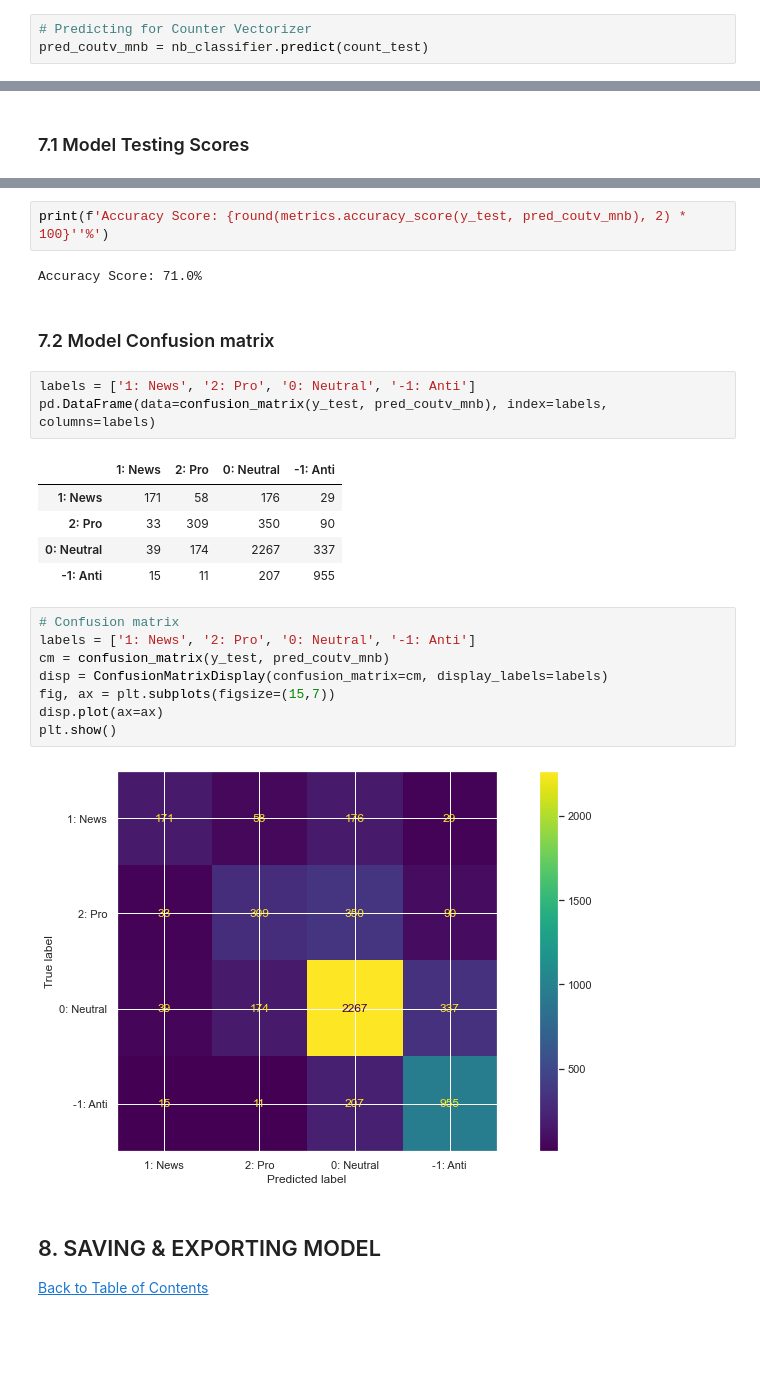
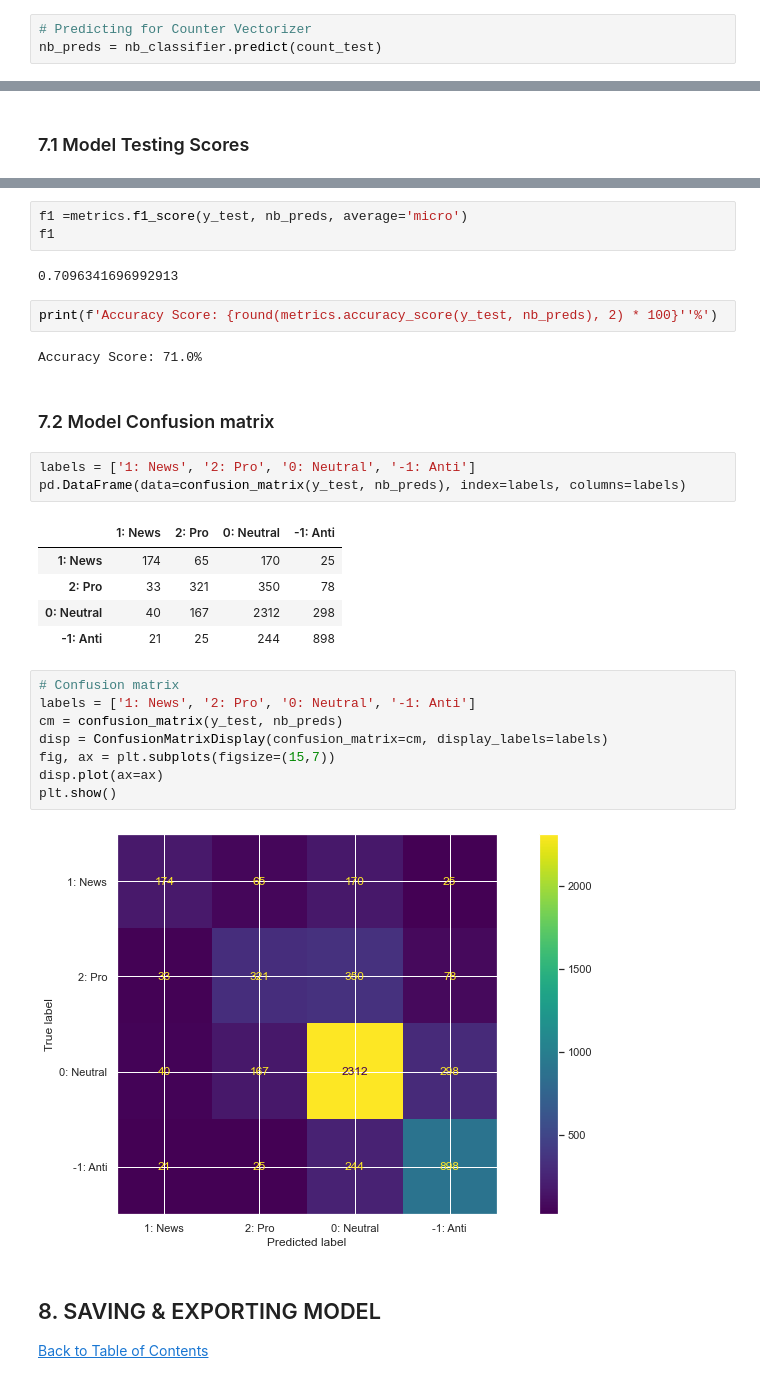
Before and after one commit to ogbeiedward/Climate-Change-Belief-Analysis-2022, a Jupyter notebook: Project File/2.0 Advance_Classification_Notebook.ipynb, the cells around one changed output, grey strips where cells are left out. Cells and saved outputs as stored; diff of their text form; blank space fills up the shorter version.

```diff
--- a/Project File/2.0 Advance_Classification_Notebook.ipynb
+++ b/Project File/2.0 Advance_Classification_Notebook.ipynb
@@ -567,7 +594,7 @@ nb_classifier.fit(count_train, y_train)
 MultinomialNB()
 # %%
 # Predicting for Counter Vectorizer
-pred_coutv_mnb = nb_classifier.predict(count_test)
+nb_preds = nb_classifier.predict(count_test)
 # %% [markdown]
 <a id="seven"></a>
 ## 7. MODEL PERFORMANCE
@@ -590,31 +617,36 @@ Classification Report
     accuracy                           0.71      5221
    macro avg       0.66      0.60      0.62      5221
 weighted avg       0.70      0.71      0.70      5221
+# %%
+f1 =metrics.f1_score(y_test, nb_preds, average='micro')
+f1
+# %% [output]
+0.7096341696992913
 # %%
-print(f'Accuracy Score: {round(metrics.accuracy_score(y_test, pred_coutv_mnb), 2) * 100}''%')
+print(f'Accuracy Score: {round(metrics.accuracy_score(y_test, nb_preds), 2) * 100}''%')
 # %% [output]
 Accuracy Score: 71.0%
 # %% [markdown]
 ### 7.2 Model Confusion matrix
 # %%
 labels = ['1: News', '2: Pro', '0: Neutral', '-1: Anti']
-pd.DataFrame(data=confusion_matrix(y_test, pred_coutv_mnb), index=labels, columns=labels)
+pd.DataFrame(data=confusion_matrix(y_test, nb_preds), index=labels, columns=labels)
 # %% [output]
 |  | 1: News | 2: Pro | 0: Neutral | -1: Anti |
-| 1: News | 171 | 58 | 176 | 29 |
-| 2: Pro | 33 | 309 | 350 | 90 |
-| 0: Neutral | 39 | 174 | 2267 | 337 |
-| -1: Anti | 15 | 11 | 207 | 955 |
+| 1: News | 174 | 65 | 170 | 25 |
+| 2: Pro | 33 | 321 | 350 | 78 |
+| 0: Neutral | 40 | 167 | 2312 | 298 |
+| -1: Anti | 21 | 25 | 244 | 898 |
 # %%
 # Confusion matrix
 labels = ['1: News', '2: Pro', '0: Neutral', '-1: Anti']
-cm = confusion_matrix(y_test, pred_coutv_mnb)
+cm = confusion_matrix(y_test, nb_preds)
 disp = ConfusionMatrixDisplay(confusion_matrix=cm, display_labels=labels)
 fig, ax = plt.subplots(figsize=(15,7))
 disp.plot(ax=ax)
 plt.show()
 # %% [output]
-[figure, old version]
+[figure, new version]
 # %% [markdown]
 <a id="eight"></a>
 ## 8. SAVING & EXPORTING MODEL
```
Also changed, not shown: parts of 12 cells of this notebook.
